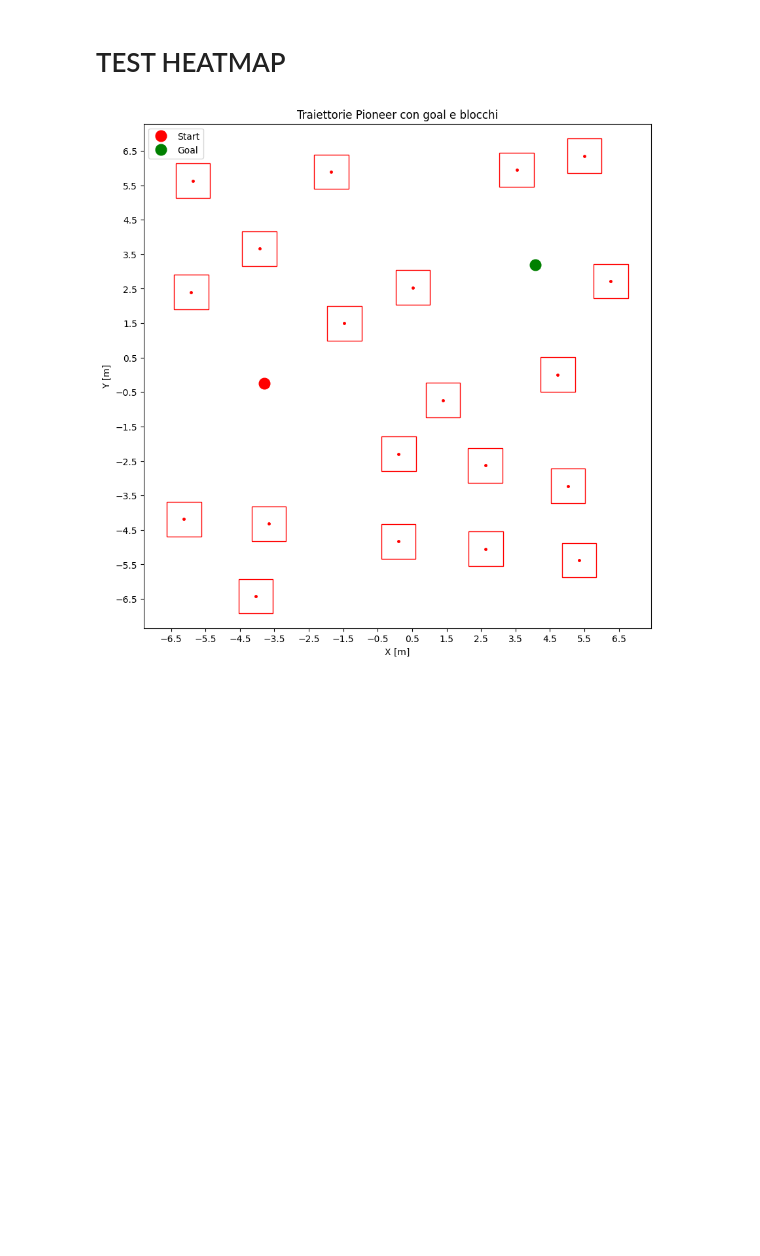
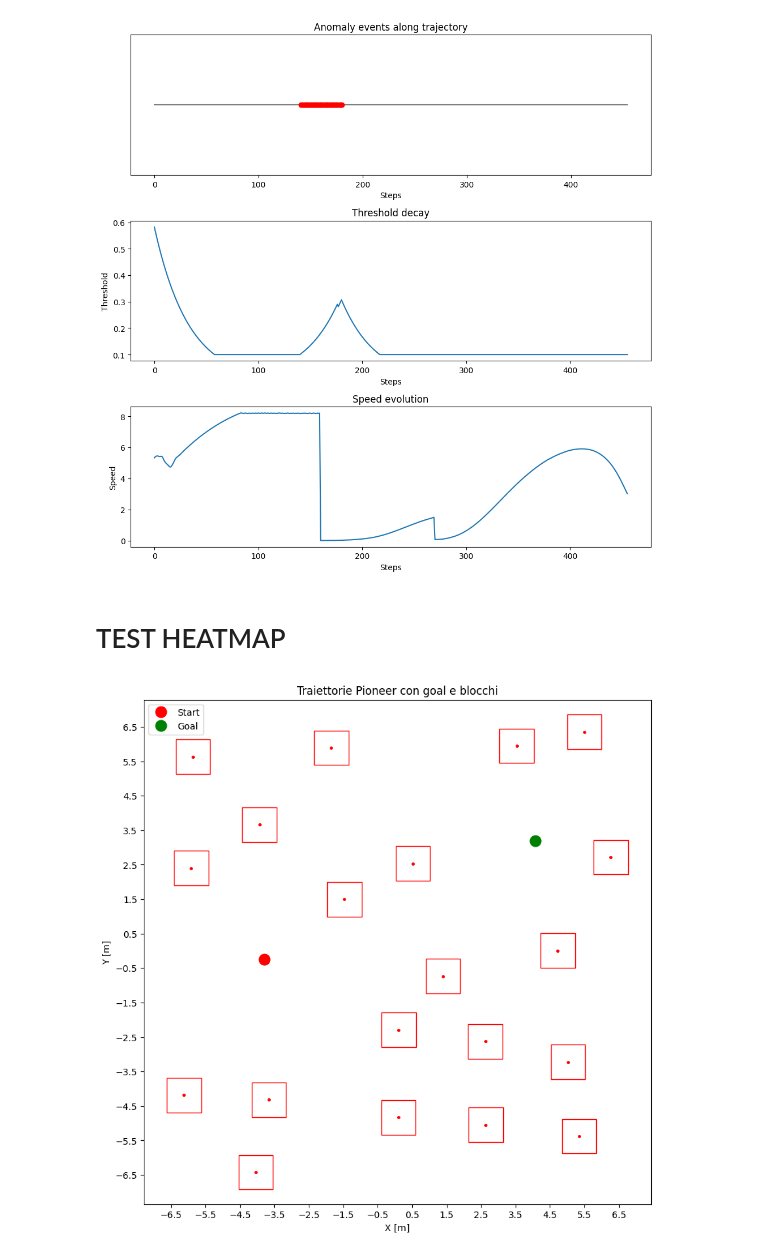
Before and after one commit to Immaioz/SNN_potential_field, a Jupyter notebook: dev.ipynb, the cells around one changed output. Cells and saved outputs as stored; diff of their text form; code cells hidden in the pictures; blank space fills up the shorter version.

Commit message:
update code for online testing and results plotting

```diff
--- a/dev.ipynb
+++ b/dev.ipynb
@@ -52,3 +31,55 @@ AttributeError: type object 'utils' has no attribute 'plot_tot'
+# %%
+pioneer_positions = pioneer_pos[0]
+block_positions = block_pos[0]
+goal_positions = goal_pos[0]
+
+preds = preds[0]
+thr = thresholds[0]
+speed = speed[0]
+# %%
+fig, axes = plt.subplots(
+    3, 1,
+    figsize=(10, 10),
+    gridspec_kw={'height_ratios': [0.3, 0.3, 0.3]}
+)
+
+ax = axes[0]
+
+frames = np.arange(len(pioneer_positions)-1)
+y_line = np.zeros_like(frames)
+
+ax.plot(frames, y_line, '-', color='black', alpha=0.5)
+
+anom_idx = np.where(preds == 1)[0]
+
+ax.plot(anom_idx, np.zeros_like(anom_idx), 'ro')
+
+ax.set_yticks([])
+ax.set_xlabel("Steps")
+ax.set_title("Anomaly timeline")
+
+
+ax.set_title("Anomaly events along trajectory")
+
+ax = axes[1]
+
+if isinstance(thr, float):
+    thr = np.full(len(pioneer_positions), thr)
+ax.plot(thr)
+ax.set_title("Threshold decay")
+ax.set_xlabel("Steps")
+ax.set_ylabel("Threshold")
+
+ax = axes[2]
+ax.plot(speed)
+ax.set_title("Speed evolution")
+ax.set_xlabel("Steps")
+ax.set_ylabel("Speed")
+
+plt.tight_layout()
+plt.show()
+# %% [output]
+[figure, added]
 # %%
 from coppeliasim_zmqremoteapi_client import RemoteAPIClient
 import time
```
Also changed, not shown: parts of 6 cells of this notebook, 4 other files.
